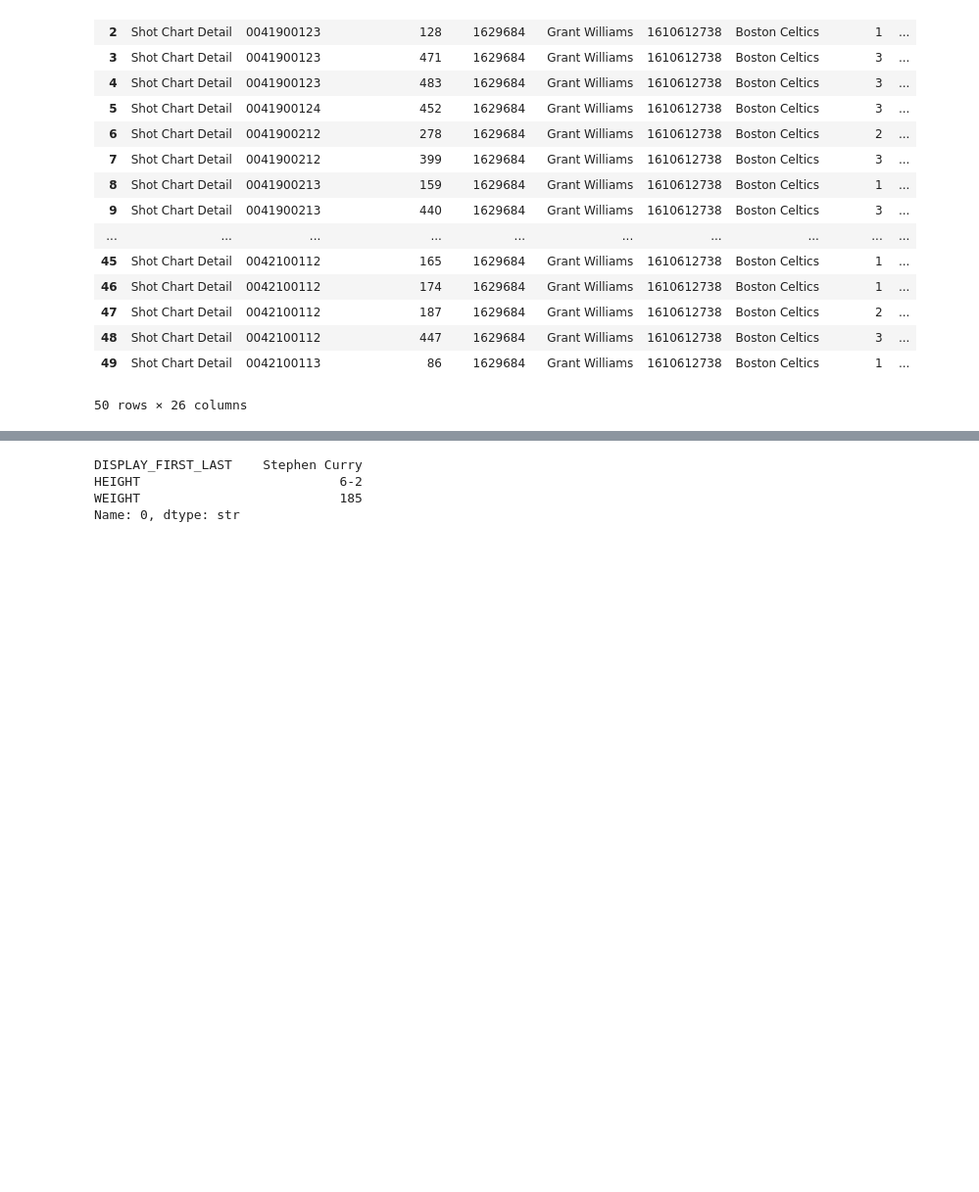
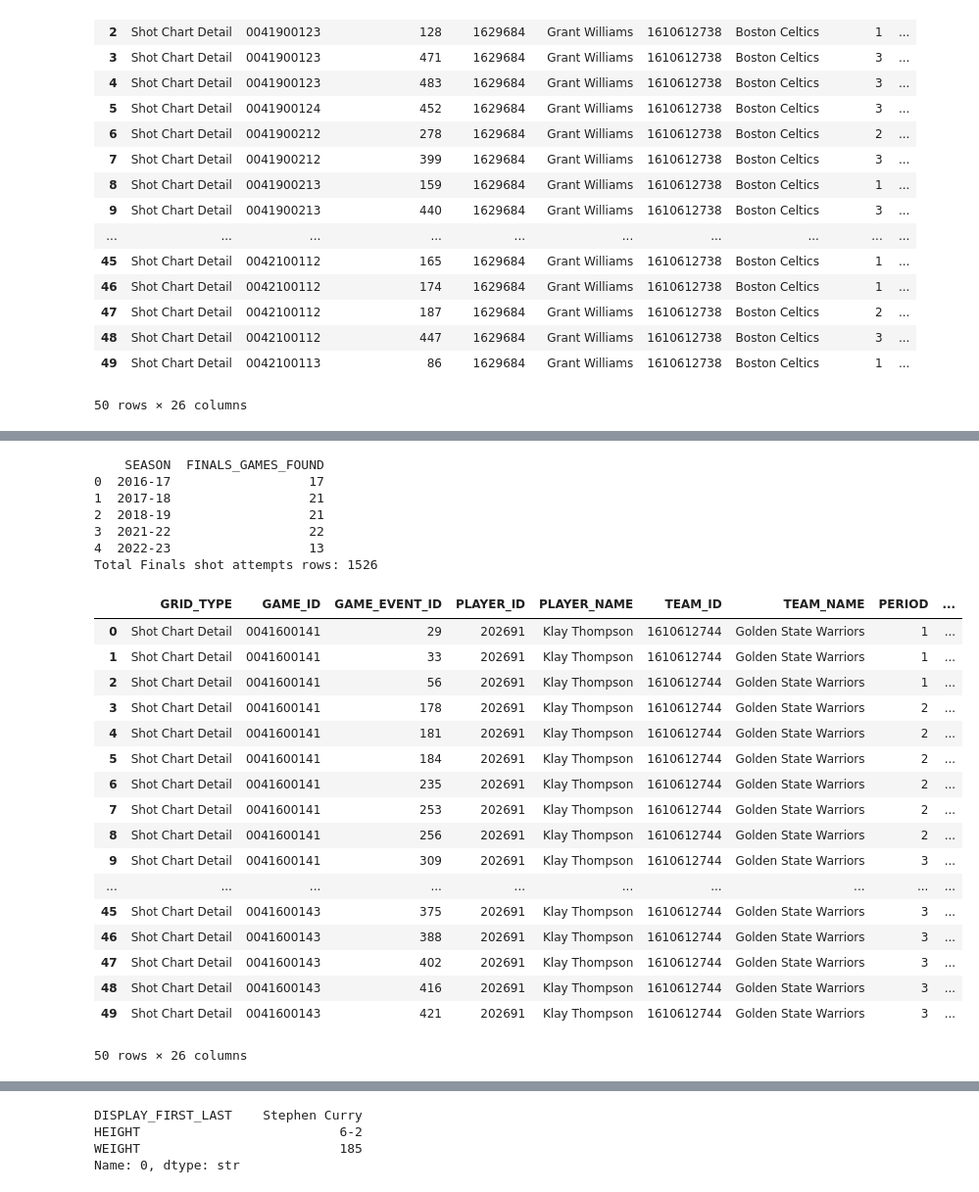
Before and after one commit to emjviray/BasketballEngineering, a Jupyter notebook: NBA_data.ipynb, the cells around one changed output, grey strips where cells are left out. Shown at 98% size. Cells and saved outputs as stored; diff of their text form; code cells hidden in the pictures; blank space fills up the shorter version.

```diff
--- a/NBA_data.ipynb
+++ b/NBA_data.ipynb
@@ -234,0 +276,31 @@ Total Finals shot attempts rows: 241
+# %%
+shots_df, finals_summary = finals_shots_last_10_seasons("Klay Thompson")
+print(finals_summary)
+print("Total Finals shot attempts rows:", len(shots_df))
+shots_df.head(50)
+# %% [output]
+    SEASON  FINALS_GAMES_FOUND
+0  2016-17                  17
+1  2017-18                  21
+2  2018-19                  21
+3  2021-22                  22
+4  2022-23                  13
+Total Finals shot attempts rows: 1526
+|  | GRID_TYPE | GAME_ID | GAME_EVENT_ID | PLAYER_ID | PLAYER_NAME | TEAM_ID | TEAM_NAME | PERIOD | ... |
+| 0 | Shot Chart Detail | 0041600141 | 29 | 202691 | Klay Thompson | 1610612744 | Golden State Warriors | 1 | ... |
+| 1 | Shot Chart Detail | 0041600141 | 33 | 202691 | Klay Thompson | 1610612744 | Golden State Warriors | 1 | ... |
+| 2 | Shot Chart Detail | 0041600141 | 56 | 202691 | Klay Thompson | 1610612744 | Golden State Warriors | 1 | ... |
+| 3 | Shot Chart Detail | 0041600141 | 178 | 202691 | Klay Thompson | 1610612744 | Golden State Warriors | 2 | ... |
+| 4 | Shot Chart Detail | 0041600141 | 181 | 202691 | Klay Thompson | 1610612744 | Golden State Warriors | 2 | ... |
+| 5 | Shot Chart Detail | 0041600141 | 184 | 202691 | Klay Thompson | 1610612744 | Golden State Warriors | 2 | ... |
+| 6 | Shot Chart Detail | 0041600141 | 235 | 202691 | Klay Thompson | 1610612744 | Golden State Warriors | 2 | ... |
+| 7 | Shot Chart Detail | 0041600141 | 253 | 202691 | Klay Thompson | 1610612744 | Golden State Warriors | 2 | ... |
+| 8 | Shot Chart Detail | 0041600141 | 256 | 202691 | Klay Thompson | 1610612744 | Golden State Warriors | 2 | ... |
+| 9 | Shot Chart Detail | 0041600141 | 309 | 202691 | Klay Thompson | 1610612744 | Golden State Warriors | 3 | ... |
+| ... | ... | ... | ... | ... | ... | ... | ... | ... | ... |
+| 45 | Shot Chart Detail | 0041600143 | 375 | 202691 | Klay Thompson | 1610612744 | Golden State Warriors | 3 | ... |
+| 46 | Shot Chart Detail | 0041600143 | 388 | 202691 | Klay Thompson | 1610612744 | Golden State Warriors | 3 | ... |
+| 47 | Shot Chart Detail | 0041600143 | 402 | 202691 | Klay Thompson | 1610612744 | Golden State Warriors | 3 | ... |
+| 48 | Shot Chart Detail | 0041600143 | 416 | 202691 | Klay Thompson | 1610612744 | Golden State Warriors | 3 | ... |
+| 49 | Shot Chart Detail | 0041600143 | 421 | 202691 | Klay Thompson | 1610612744 | Golden State Warriors | 3 | ... |
+50 rows × 26 columns
```
Also changed, not shown: parts of 17 cells of this notebook, 1 other file.
